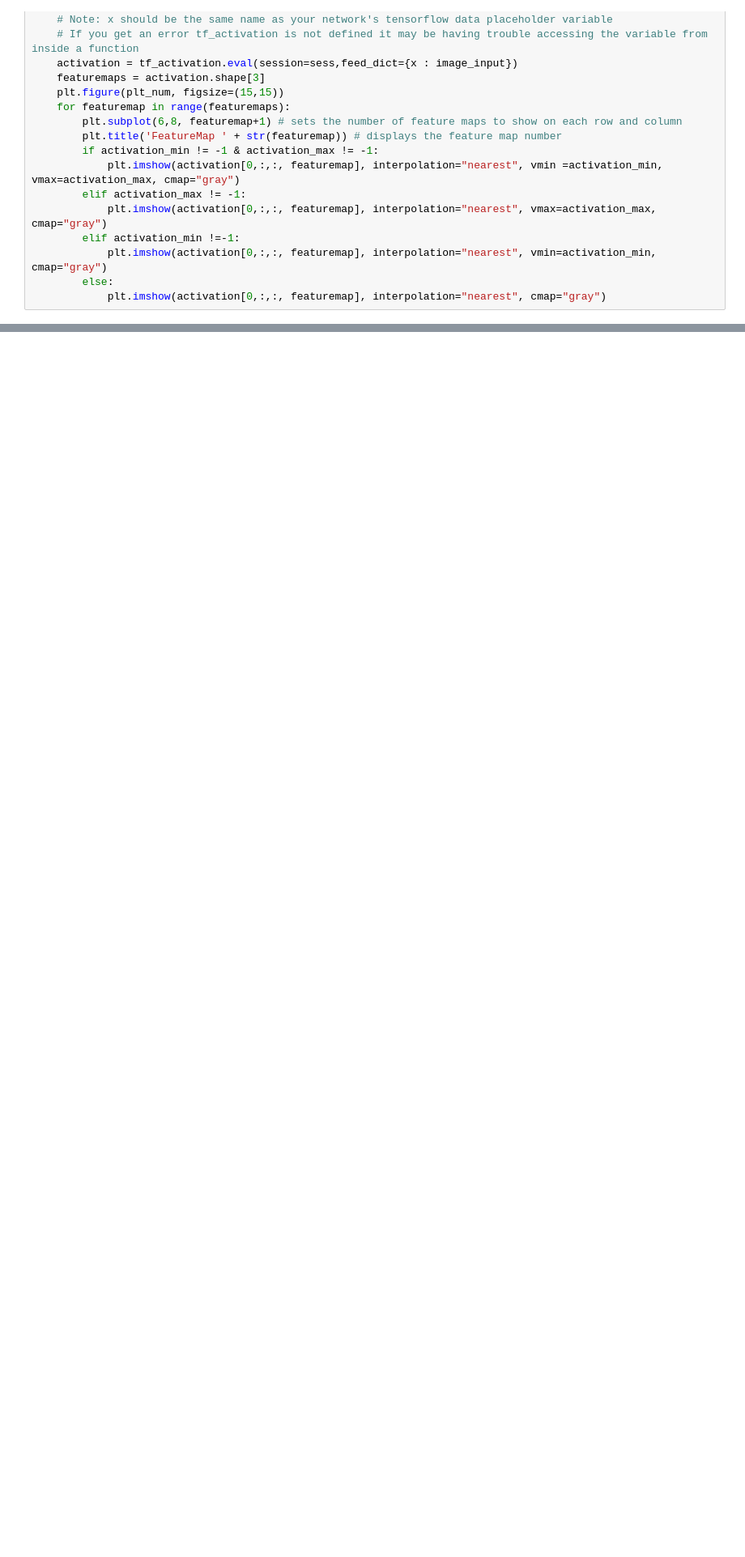
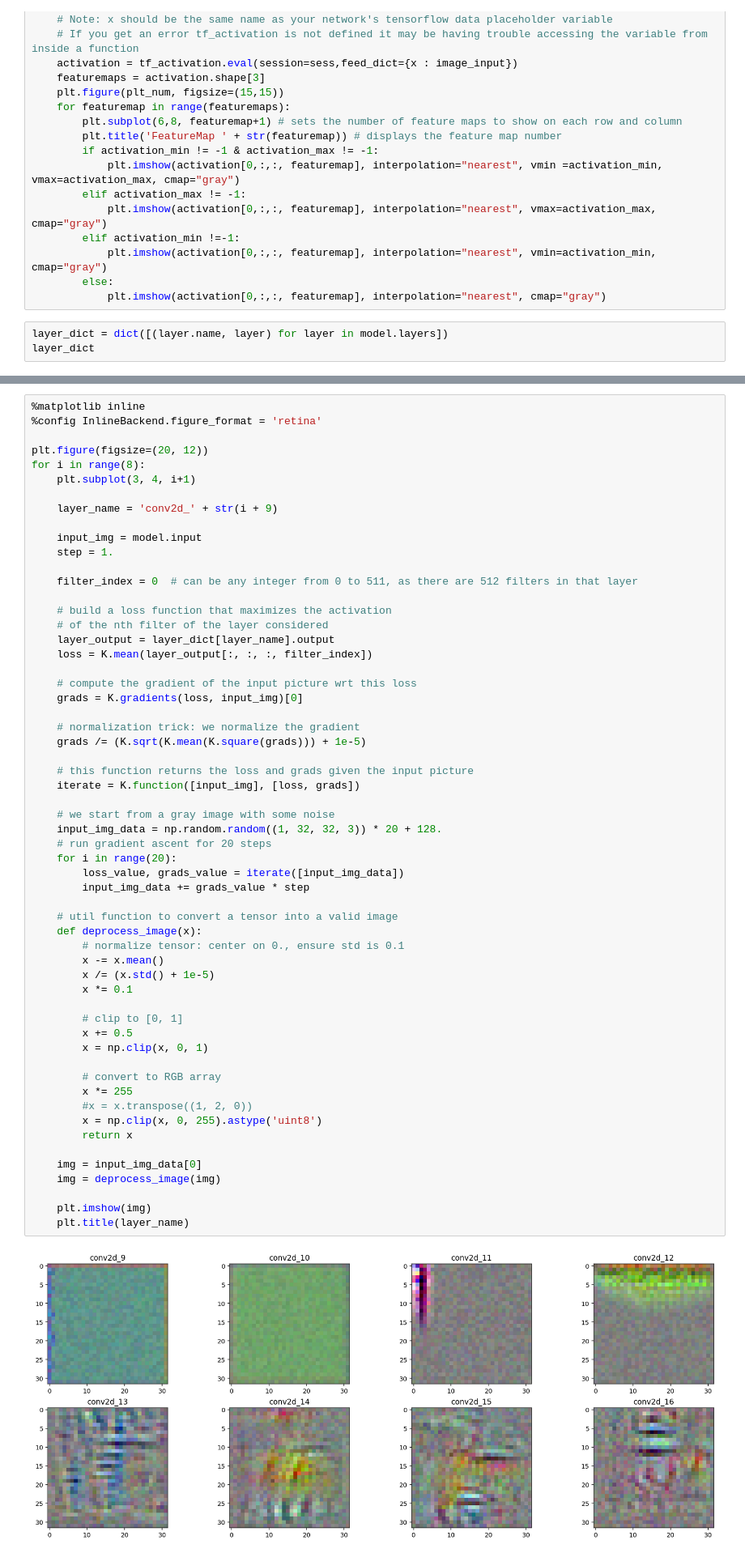
Before and after one commit to mickiedd/carnd_t1p2, a Jupyter notebook: Traffic_Sign_Classifier.ipynb, the cells around one changed output, grey strips where cells are left out. Shown at 81% size. Saved outputs shown, nothing was run; the diff lists cells and outputs as text; blank space fills up the shorter version.

```diff
--- a/Traffic_Sign_Classifier.ipynb
+++ b/Traffic_Sign_Classifier.ipynb
@@ -534,3 +538,6 @@ def outputFeatureMap(image_input, tf_activation, activation_min=-1, activation_m
             plt.imshow(activation[0,:,:, featuremap], interpolation="nearest", vmin=activation_min, cmap="gray")
         else:
             plt.imshow(activation[0,:,:, featuremap], interpolation="nearest", cmap="gray")
+# %%
+layer_dict = dict([(layer.name, layer) for layer in model.layers])
+layer_dict
@@ -536,0 +564,60 @@ def outputFeatureMap(image_input, tf_activation, activation_min=-1, activation_m
+# %%
+%matplotlib inline
+%config InlineBackend.figure_format = 'retina'
+
+plt.figure(figsize=(20, 12))
+for i in range(8):
+    plt.subplot(3, 4, i+1)
+
+    layer_name = 'conv2d_' + str(i + 9)
+
+    input_img = model.input
+    step = 1.
+
+    filter_index = 0  # can be any integer from 0 to 511, as there are 512 filters in that layer
+
+    # build a loss function that maximizes the activation
+    # of the nth filter of the layer considered
+    layer_output = layer_dict[layer_name].output
+    loss = K.mean(layer_output[:, :, :, filter_index])
+
+    # compute the gradient of the input picture wrt this loss
+    grads = K.gradients(loss, input_img)[0]
+
+    # normalization trick: we normalize the gradient
+    grads /= (K.sqrt(K.mean(K.square(grads))) + 1e-5)
+
+    # this function returns the loss and grads given the input picture
+    iterate = K.function([input_img], [loss, grads])
+
+    # we start from a gray image with some noise
+    input_img_data = np.random.random((1, 32, 32, 3)) * 20 + 128.
+    # run gradient ascent for 20 steps
+    for i in range(20):
+        loss_value, grads_value = iterate([input_img_data])
+        input_img_data += grads_value * step
+
+    # util function to convert a tensor into a valid image
+    def deprocess_image(x):
+        # normalize tensor: center on 0., ensure std is 0.1
+        x -= x.mean()
+        x /= (x.std() + 1e-5)
+        x *= 0.1
+
+        # clip to [0, 1]
+        x += 0.5
+        x = np.clip(x, 0, 1)
+
+        # convert to RGB array
+        x *= 255
+        #x = x.transpose((1, 2, 0))
+        x = np.clip(x, 0, 255).astype('uint8')
+        return x
+
+    img = input_img_data[0]
+    img = deprocess_image(img)
+
+    plt.imshow(img)
+    plt.title(layer_name)
+# %% [output]
+[figure, added]
```
Also changed, not shown: parts of 4 cells of this notebook.
